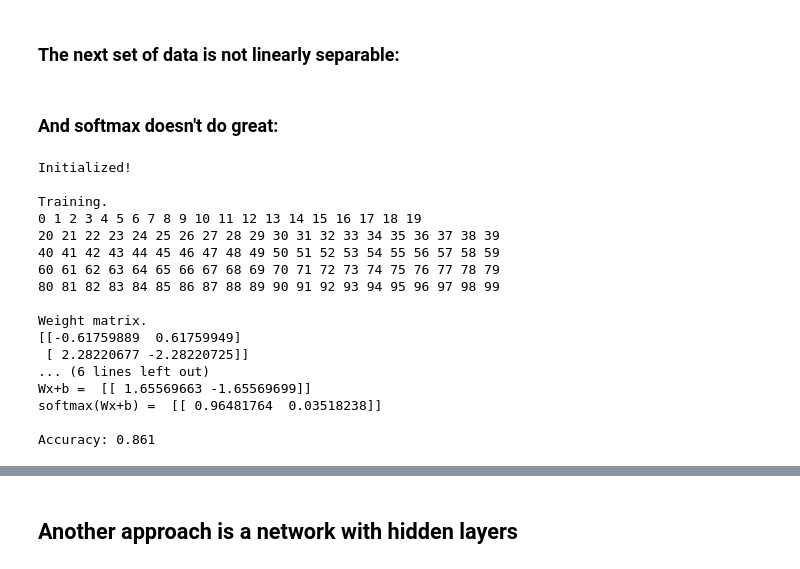
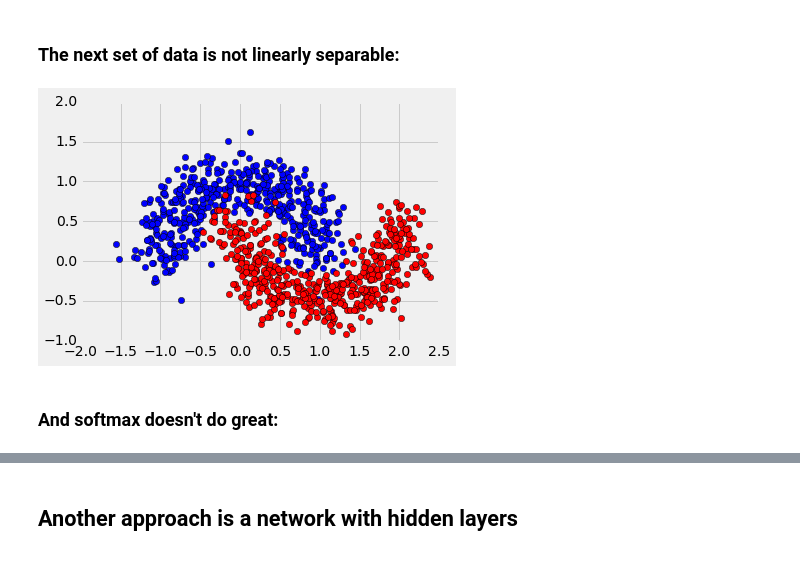
Before and after one commit to arokem/try-tf, a Jupyter notebook: try-tf.ipynb, the cells around one changed output, grey strips where cells are left out. Cells and saved outputs as stored; diff of their text form; code cells hidden in the pictures.

```diff
--- a/try-tf.ipynb
+++ b/try-tf.ipynb
@@ -160,22 +154,9 @@ data, labels = generate_dataset(make_moons, train=1000, test=200, noise=0.2)
+# %%
+fig, ax = plt.subplots(1)
+ax.plot(train_data[np.where(train_labels[:, 0]), 0], train_data[np.where(train_labels[:, 0]), 1], 'bo')
+ax.plot(train_data[np.where(train_labels[:, 1]), 0], train_data[np.where(train_labels[:, 1]), 1], 'ro')
+ax.set_aspect('equal')
+# %% [output]
+[figure, added]
 # %% [markdown]
 ### And softmax doesn't do great:
-# %%
-train_softmax(train_data_filename, test_data_filename)
-# %% [output]
-Initialized!
-
-Training.
-0 1 2 3 4 5 6 7 8 9 10 11 12 13 14 15 16 17 18 19
-20 21 22 23 24 25 26 27 28 29 30 31 32 33 34 35 36 37 38 39
-40 41 42 43 44 45 46 47 48 49 50 51 52 53 54 55 56 57 58 59
-60 61 62 63 64 65 66 67 68 69 70 71 72 73 74 75 76 77 78 79
-80 81 82 83 84 85 86 87 88 89 90 91 92 93 94 95 96 97 98 99
-
-Weight matrix.
-[[-0.61759889  0.61759949]
- [ 2.28220677 -2.28220725]]
-... (6 lines left out)
-Wx+b =  [[ 1.65569663 -1.65569699]]
-softmax(Wx+b) =  [[ 0.96481764  0.03518238]]
-
-Accuracy: 0.861
```
Also changed, not shown: parts of 50 cells of this notebook.
